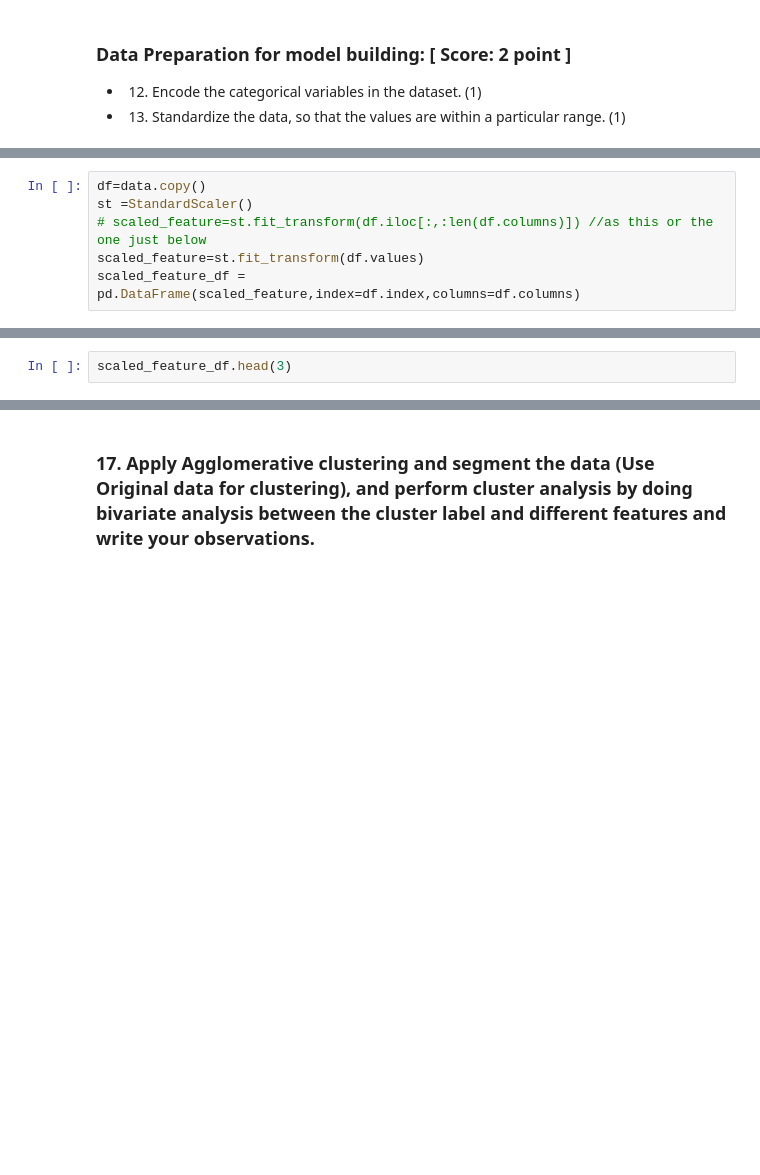
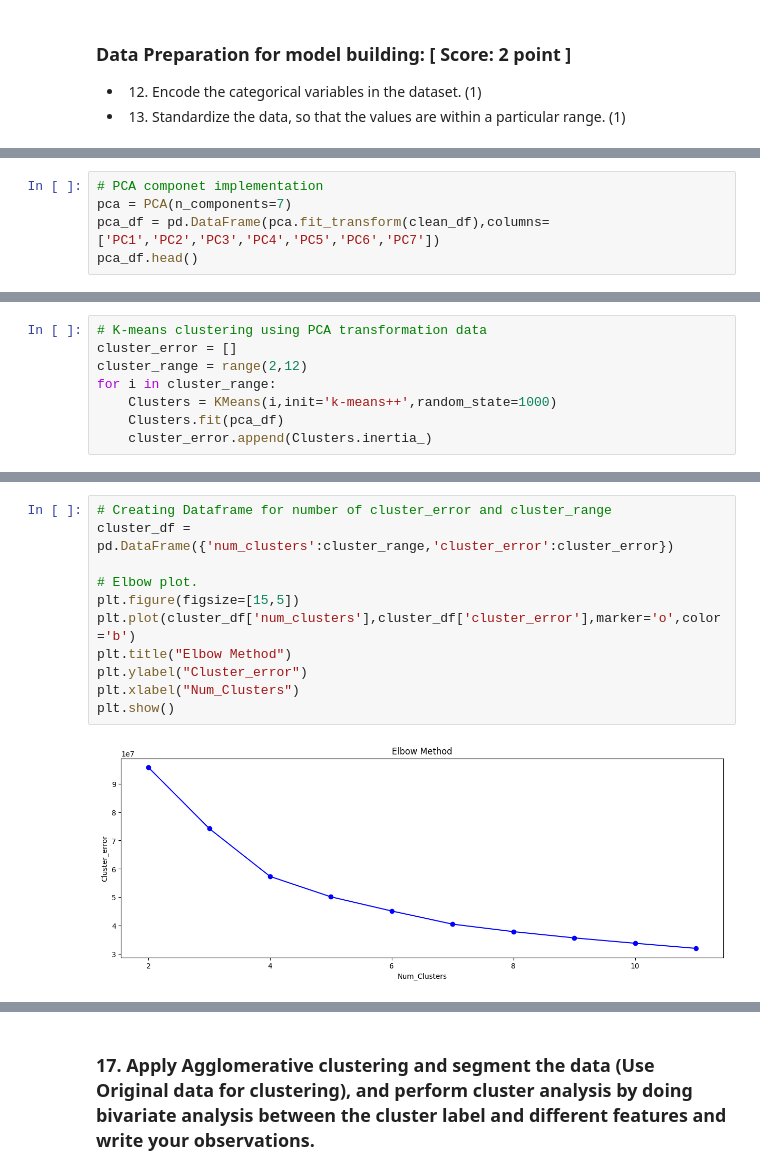
Before and after one commit to JustineJC/JustineJose-Project-2_Python-for-DS, a Jupyter notebook: Machine Learning - Unsupervised Learning- E commerce.ipynb, the cells around one changed output, grey strips where cells are left out. Cells and saved outputs as stored; diff of their text form; blank space fills up the shorter version.

```diff
--- a/Machine Learning - Unsupervised Learning- E commerce.ipynb
+++ b/Machine Learning - Unsupervised Learning- E commerce.ipynb
@@ -362,6 +440,5 @@ for c in col:
 # %%
-df=data.copy()
-st =StandardScaler()
-# scaled_feature=st.fit_transform(df.iloc[:,:len(df.columns)]) //as this or the one just below
-scaled_feature=st.fit_transform(df.values)
-scaled_feature_df = pd.DataFrame(scaled_feature,index=df.index,columns=df.columns)
+# PCA componet implementation
+pca = PCA(n_components=7)
+pca_df = pd.DataFrame(pca.fit_transform(clean_df),columns=['PC1','PC2','PC3','PC4','PC5','PC6','PC7'])
+pca_df.head()
@@ -368,2 +452,8 @@ scaled_feature_df = pd.DataFrame(scaled_feature,index=df.index,columns=df.column
 # %%
-scaled_feature_df.head(3)
+# K-means clustering using PCA transformation data
+cluster_error = []
+cluster_range = range(2,12)
+for i in cluster_range:
+    Clusters = KMeans(i,init='k-means++',random_state=1000)
+    Clusters.fit(pca_df)
+    cluster_error.append(Clusters.inertia_)
@@ -374,0 +460,13 @@ scaled_feature_df.head(3)
+# %%
+# Creating Dataframe for number of cluster_error and cluster_range
+cluster_df = pd.DataFrame({'num_clusters':cluster_range,'cluster_error':cluster_error})
+
+# Elbow plot.
+plt.figure(figsize=[15,5])
+plt.plot(cluster_df['num_clusters'],cluster_df['cluster_error'],marker='o',color='b')
+plt.title("Elbow Method")
+plt.ylabel("Cluster_error")
+plt.xlabel("Num_Clusters")
+plt.show()
+# %% [output]
+[figure, added]
```
Also changed, not shown: parts of 71 cells of this notebook.
